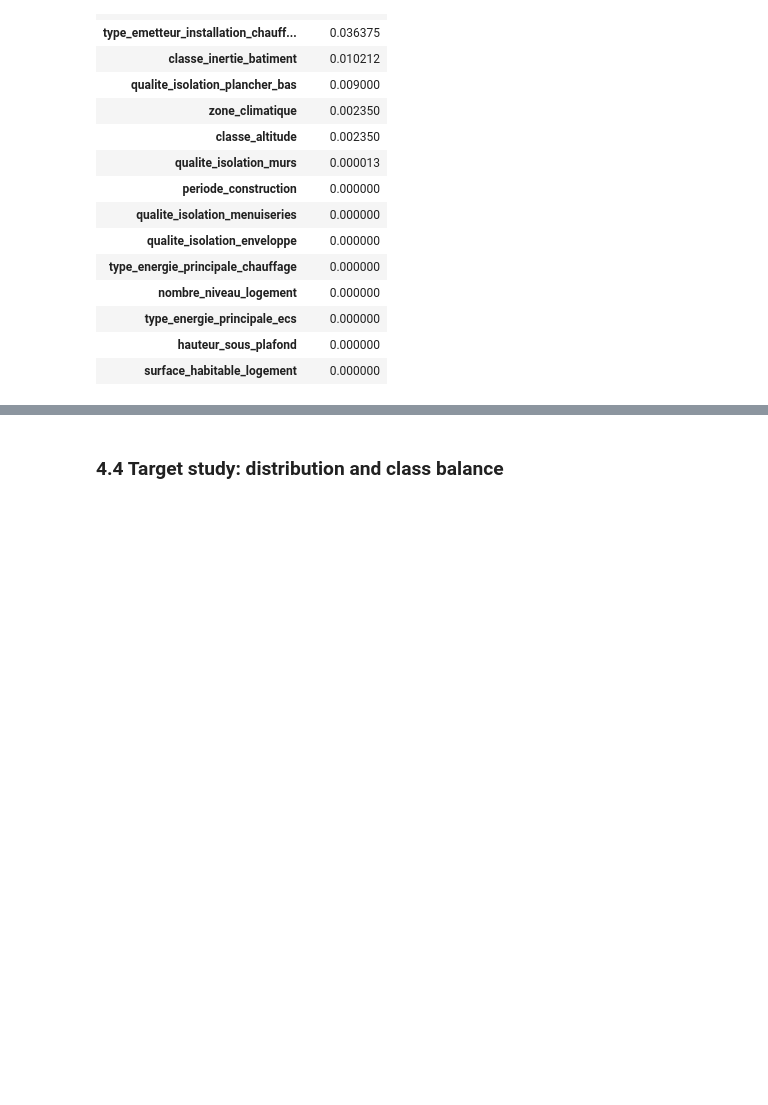
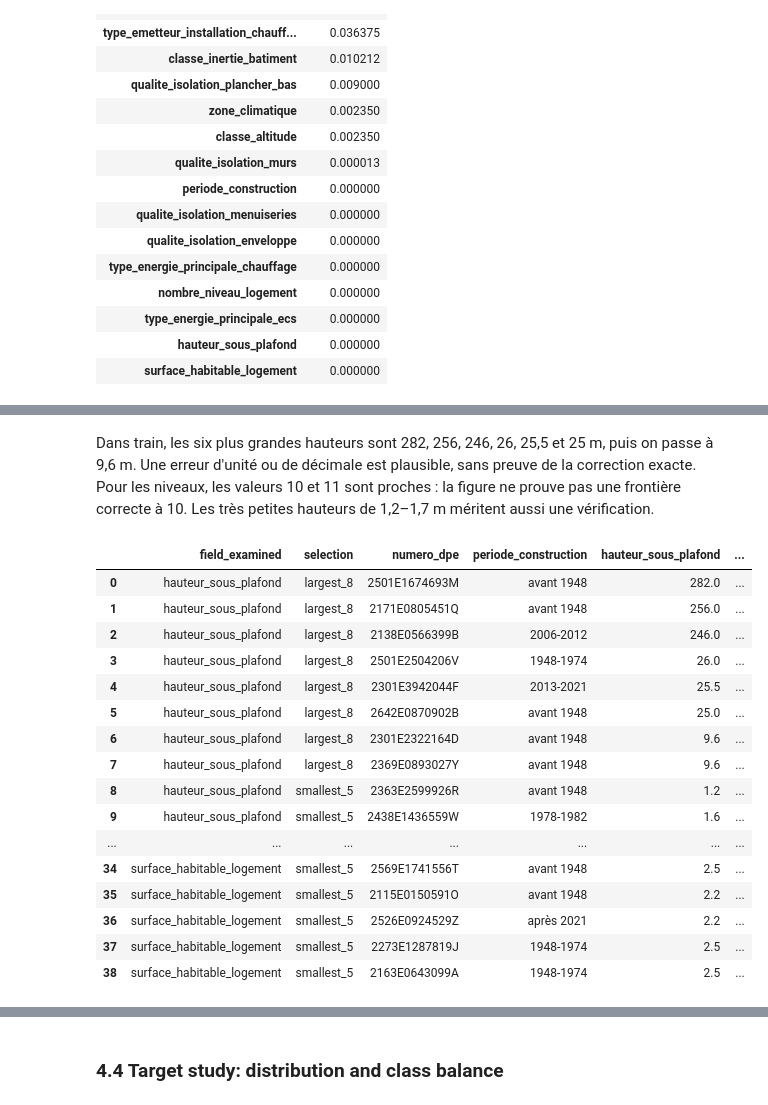
Before and after one commit to Yannisloum63/dpe-house-energy-prediction, a Jupyter notebook: notebook.ipynb, the cells around one changed output, grey strips where cells are left out. Drawn from its saved outputs; the diff is of its cells as text; code cells hidden in the pictures; blank space fills up the shorter version.

```diff
--- a/notebook.ipynb
+++ b/notebook.ipynb
@@ -214,0 +237,26 @@ Les 5 valeurs les plus élevées : conso_5_usages_par_m2_ep
+# %% [markdown]
+Dans train, les six plus grandes hauteurs sont 282, 256, 246, 26, 25,5 et 25 m, puis on passe
+à 9,6 m. Une erreur d'unité ou de décimale est plausible, sans preuve de la correction exacte.
+Pour les niveaux, les valeurs 10 et 11 sont proches : la figure ne prouve pas une frontière
+correcte à 10. Les très petites hauteurs de 1,2–1,7 m méritent aussi une vérification.
+# %%
+extreme_cases = outlier_audit.extreme_records(df_train_raw)
+display(extreme_cases)
+# %% [output]
+|  | field_examined | selection | numero_dpe | periode_construction | hauteur_sous_plafond | ... |
+| 0 | hauteur_sous_plafond | largest_8 | 2501E1674693M | avant 1948 | 282.0 | ... |
+| 1 | hauteur_sous_plafond | largest_8 | 2171E0805451Q | avant 1948 | 256.0 | ... |
+| 2 | hauteur_sous_plafond | largest_8 | 2138E0566399B | 2006-2012 | 246.0 | ... |
+| 3 | hauteur_sous_plafond | largest_8 | 2501E2504206V | 1948-1974 | 26.0 | ... |
+| 4 | hauteur_sous_plafond | largest_8 | 2301E3942044F | 2013-2021 | 25.5 | ... |
+| 5 | hauteur_sous_plafond | largest_8 | 2642E0870902B | avant 1948 | 25.0 | ... |
+| 6 | hauteur_sous_plafond | largest_8 | 2301E2322164D | avant 1948 | 9.6 | ... |
+| 7 | hauteur_sous_plafond | largest_8 | 2369E0893027Y | avant 1948 | 9.6 | ... |
+| 8 | hauteur_sous_plafond | smallest_5 | 2363E2599926R | avant 1948 | 1.2 | ... |
+| 9 | hauteur_sous_plafond | smallest_5 | 2438E1436559W | 1978-1982 | 1.6 | ... |
+| ... | ... | ... | ... | ... | ... | ... |
+| 34 | surface_habitable_logement | smallest_5 | 2569E1741556T | avant 1948 | 2.5 | ... |
+| 35 | surface_habitable_logement | smallest_5 | 2115E0150591O | avant 1948 | 2.2 | ... |
+| 36 | surface_habitable_logement | smallest_5 | 2526E0924529Z | après 2021 | 2.2 | ... |
+| 37 | surface_habitable_logement | smallest_5 | 2273E1287819J | 1948-1974 | 2.5 | ... |
+| 38 | surface_habitable_logement | smallest_5 | 2163E0643099A | 1948-1974 | 2.5 | ... |
```
Also changed, not shown: parts of 19 cells of this notebook.
